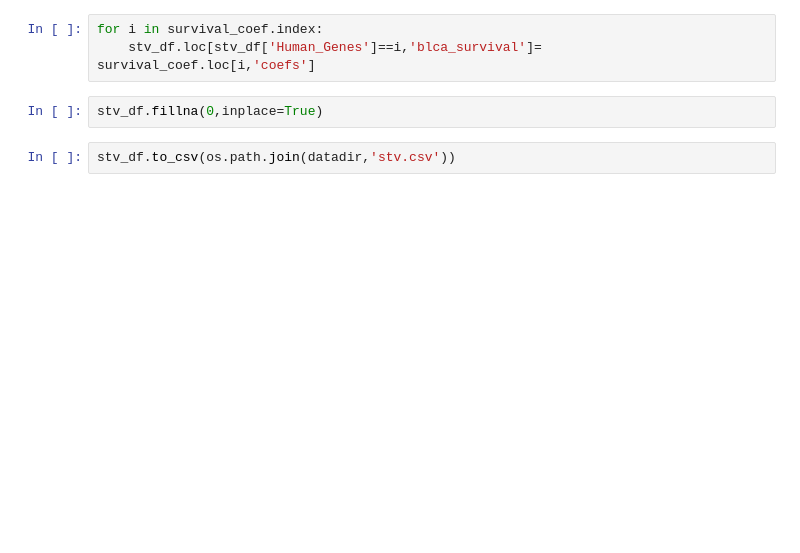
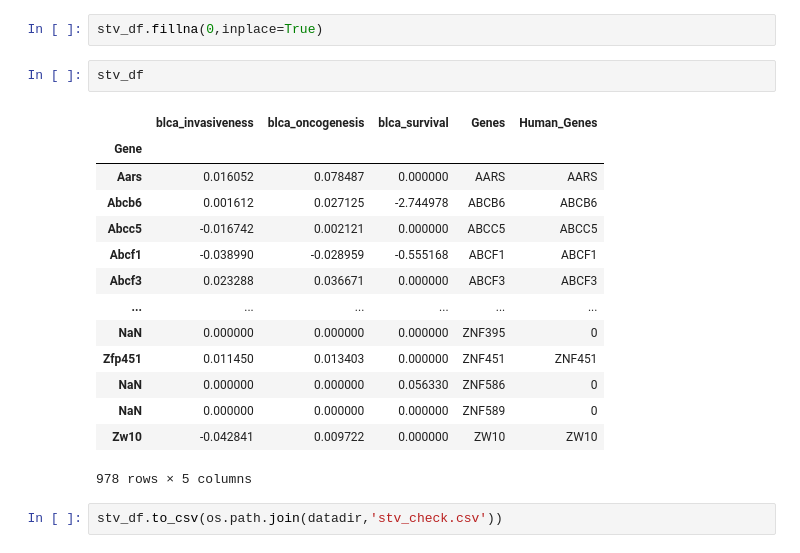
Before and after one commit to jingsday/blca_publication, a Jupyter notebook: blca_publication_Scripts/blca_Scripts_SVM/blca_Scripts_svm_stvs.ipynb, the cells around one changed output. Drawn from its saved outputs; the diff is of its cells as text; blank space fills up the shorter version.

```diff
--- a/blca_publication_Scripts/blca_Scripts_SVM/blca_Scripts_svm_stvs.ipynb
+++ b/blca_publication_Scripts/blca_Scripts_SVM/blca_Scripts_svm_stvs.ipynb
@@ -158,7 +182,21 @@ Index([ 'ABCB6',  'ABCF1',  'ABHD4',  'ABHD6',    'ACD',   'ACLY',    'ADO',
-# %%
-for i in survival_coef.index:
-    stv_df.loc[stv_df['Human_Genes']==i,'blca_survival']= survival_coef.loc[i,'coefs']
 # %%
 stv_df.fillna(0,inplace=True)
+# %%
+stv_df
+# %% [output]
+|  | blca_invasiveness | blca_oncogenesis | blca_survival | Genes | Human_Genes |
+| Gene |  |  |  |  |  |
+| Aars | 0.016052 | 0.078487 | 0.000000 | AARS | AARS |
+| Abcb6 | 0.001612 | 0.027125 | -2.744978 | ABCB6 | ABCB6 |
+| Abcc5 | -0.016742 | 0.002121 | 0.000000 | ABCC5 | ABCC5 |
+| Abcf1 | -0.038990 | -0.028959 | -0.555168 | ABCF1 | ABCF1 |
+| Abcf3 | 0.023288 | 0.036671 | 0.000000 | ABCF3 | ABCF3 |
+| ... | ... | ... | ... | ... | ... |
+| NaN | 0.000000 | 0.000000 | 0.000000 | ZNF395 | 0 |
+| Zfp451 | 0.011450 | 0.013403 | 0.000000 | ZNF451 | ZNF451 |
+| NaN | 0.000000 | 0.000000 | 0.056330 | ZNF586 | 0 |
+| NaN | 0.000000 | 0.000000 | 0.000000 | ZNF589 | 0 |
+| Zw10 | -0.042841 | 0.009722 | 0.000000 | ZW10 | ZW10 |
+978 rows × 5 columns
 # %%
-stv_df.to_csv(os.path.join(datadir,'stv.csv'))
+stv_df.to_csv(os.path.join(datadir,'stv_check.csv'))
```
Also changed, not shown: parts of 8 cells of this notebook.
